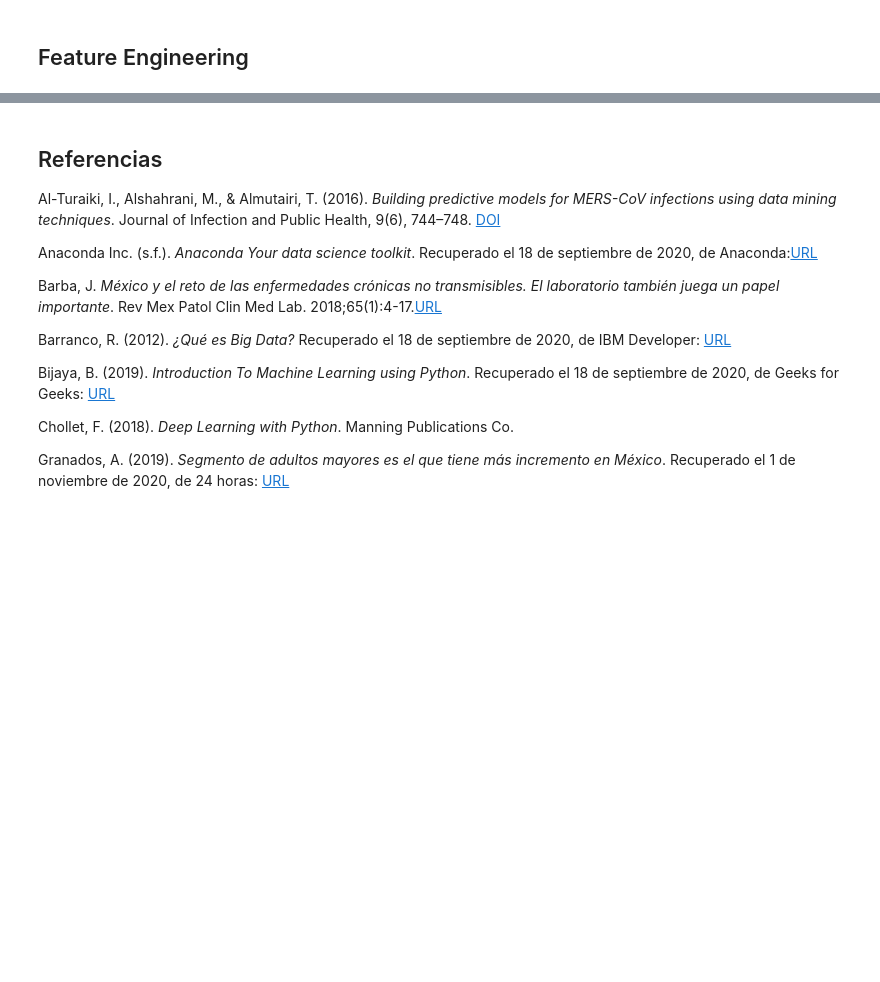
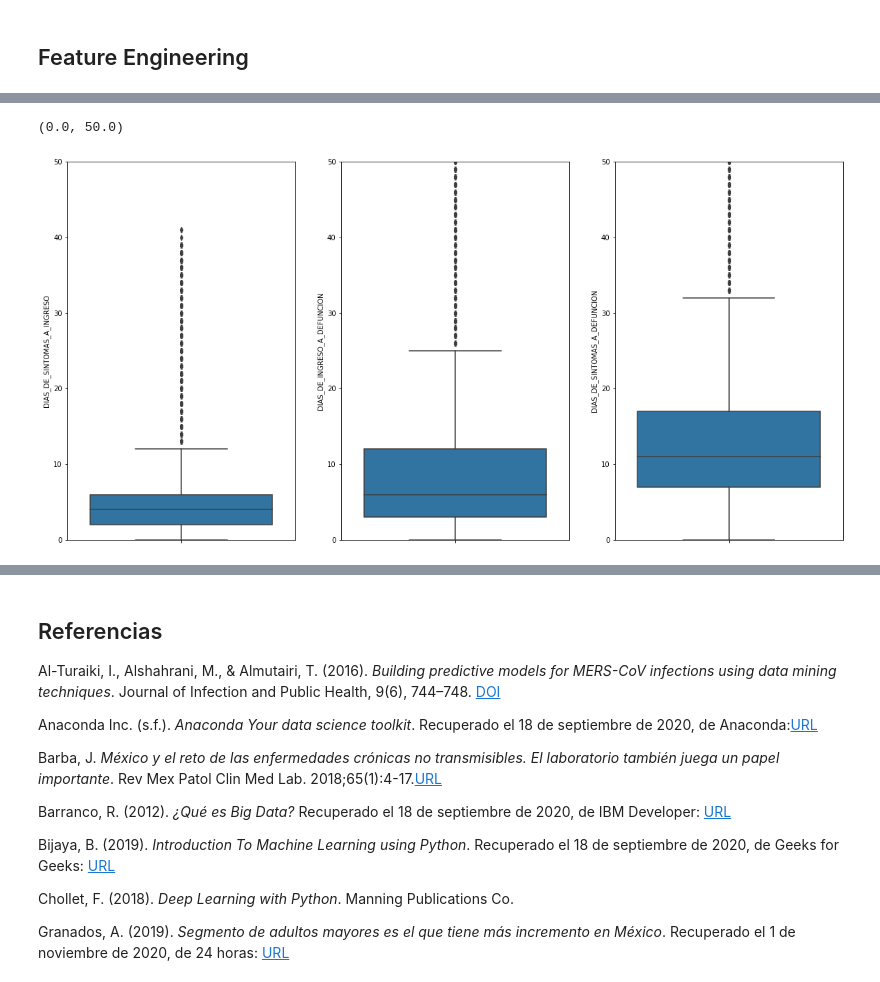
Before and after one commit to JaimeSolisS/Covid-Survival-Analysis, a Jupyter notebook: Proyecto ML TC2006.ipynb, the cells around one changed output, grey strips where cells are left out. Drawn from its saved outputs; the diff is of its cells as text; code cells hidden in the pictures; blank space fills up the shorter version.

```diff
--- a/Proyecto ML TC2006.ipynb
+++ b/Proyecto ML TC2006.ipynb
@@ -760,0 +844,18 @@ to_clean_positivos.to_csv('./dataset/covidLimpio.csv', index=False)
+# %%
+categorical_to_numeric = {"ORIGEN":     {1: 1, 2: 0},
+                          "SEXO":     {1: 0, 2: 1}, #1 hombre 0 mujer
+                          "INDIGENA": {1 : 1, 2 :0 },
+                          "DIABETES" : {1 : 1, 2 :0 },
+                          "EPOC":     {1: 0, 2: 1},
+                          "ASMA": {1 : 1, 2 :0 },
+                          "INMUSUPR" : {1 : 1, 2 :0 },
+                          "HIPERTENSION":     {1: 0, 2: 1},
+                          "CARDIOVASCULAR": {1 : 1, 2 :0 },
+                          "OBESIDAD" : {1 : 1, 2 :0 },
+                          "RENAL_CRONICA":     {1: 0, 2: 1},
+                          "TABAQUISMO": {1 : 1, 2 :0 },
+                          "NEUMONIA": {1 : 1, 2 :0 }
+                         }
+fe.replace(categorical_to_numeric, inplace=True)
+fe.rename(columns={'ORIGEN':'USMER', 'SEXO' : 'MASCULINO'}, inplace=True)
+fe.head()
@@ -760,0 +957,17 @@ to_clean_positivos.to_csv('./dataset/covidLimpio.csv', index=False)
+# %%
+datetime = pd.to_datetime(fe['FECHA_ACTUALIZACION'])
+fe['FECHA_ACTUALIZACION']= datetime
+
+datetime = pd.to_datetime(fe['FECHA_DEF'])
+fe['FECHA_DEF']= datetime
+
+datetime = pd.to_datetime(fe['FECHA_INGRESO'])
+fe['FECHA_INGRESO']= datetime
+
+datetime = pd.to_datetime(fe['FECHA_SINTOMAS'])
+fe['FECHA_SINTOMAS']= datetime
+# %%
+fe['DIAS_DE_SINTOMAS_A_INGRESO'] = fe['FECHA_INGRESO'] - fe['FECHA_SINTOMAS']
+fe['DIAS_DE_INGRESO_A_DEFUNCION'] = fe['FECHA_DEF'] - fe['FECHA_INGRESO']
+fe['DIAS_DE_SINTOMAS_A_DEFUNCION'] = fe['FECHA_DEF'] - fe['FECHA_SINTOMAS']
+fe['FECHA_SINTOMAS_A_FECHA_ACTUALIZACION']= fe['FECHA_ACTUALIZACION'] - fe['FECHA_SINTOMAS']
@@ -760,0 +1000,2 @@ to_clean_positivos.to_csv('./dataset/covidLimpio.csv', index=False)
+# %%
+fe.drop(fe[fe.DIAS_DE_INGRESO_A_DEFUNCION.dt.days < 0].index, inplace=True)
@@ -760,0 +1016,11 @@ to_clean_positivos.to_csv('./dataset/covidLimpio.csv', index=False)
+# %%
+f, axes = plt.subplots(1, 3,figsize=(20,10))
+g= sns.boxplot(y=fe['DIAS_DE_SINTOMAS_A_INGRESO'].dt.days, ax=axes[0])
+g.axes.set_ylim(0,50)
+g=sns.boxplot(y=fe['DIAS_DE_INGRESO_A_DEFUNCION'].dt.days, ax=axes[1])
+g.axes.set_ylim(0,50)
+g=sns.boxplot(y=fe['DIAS_DE_SINTOMAS_A_DEFUNCION'].dt.days, ax=axes[2])
+g.axes.set_ylim(0,50)
+# %% [output]
+(0.0, 50.0)
+[figure, added]
```
Also changed, not shown: parts of 39 cells of this notebook, 1 other file.
